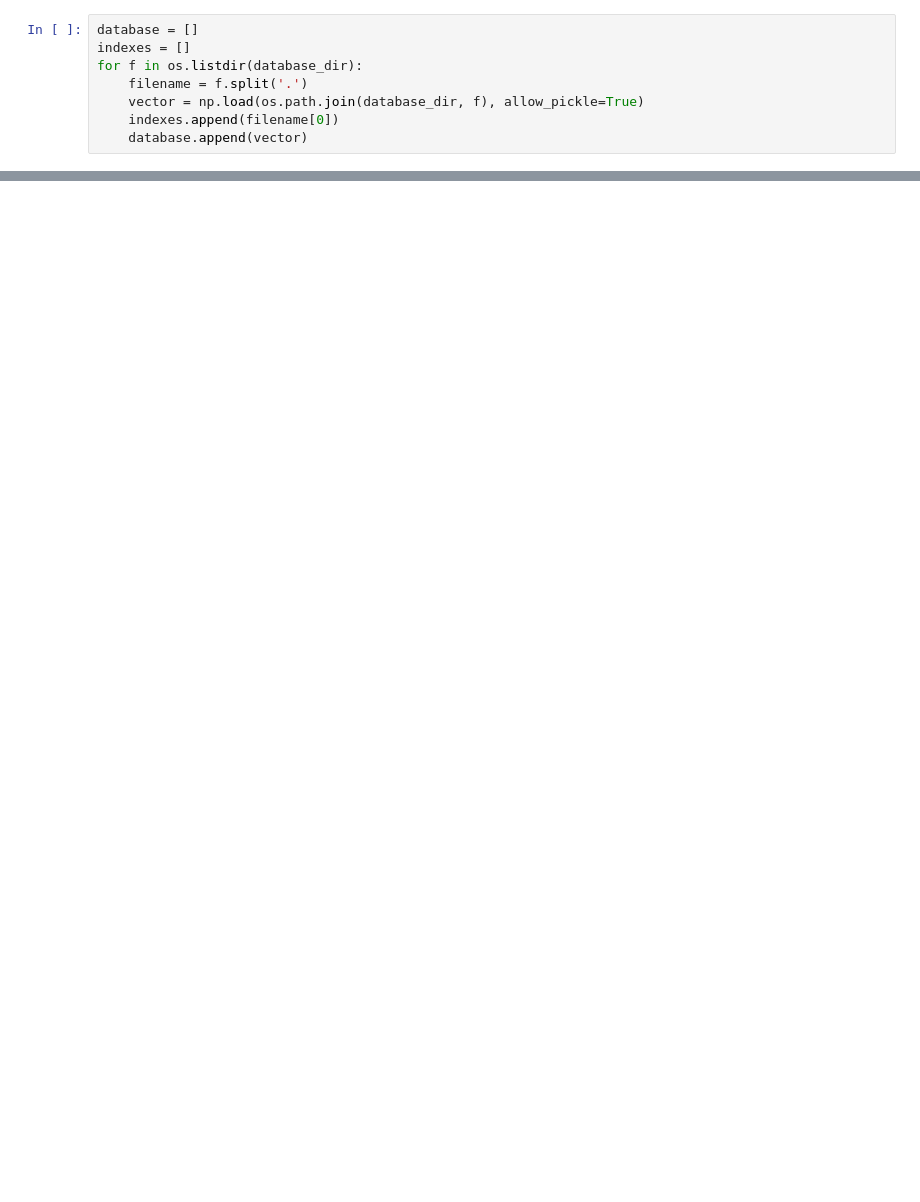
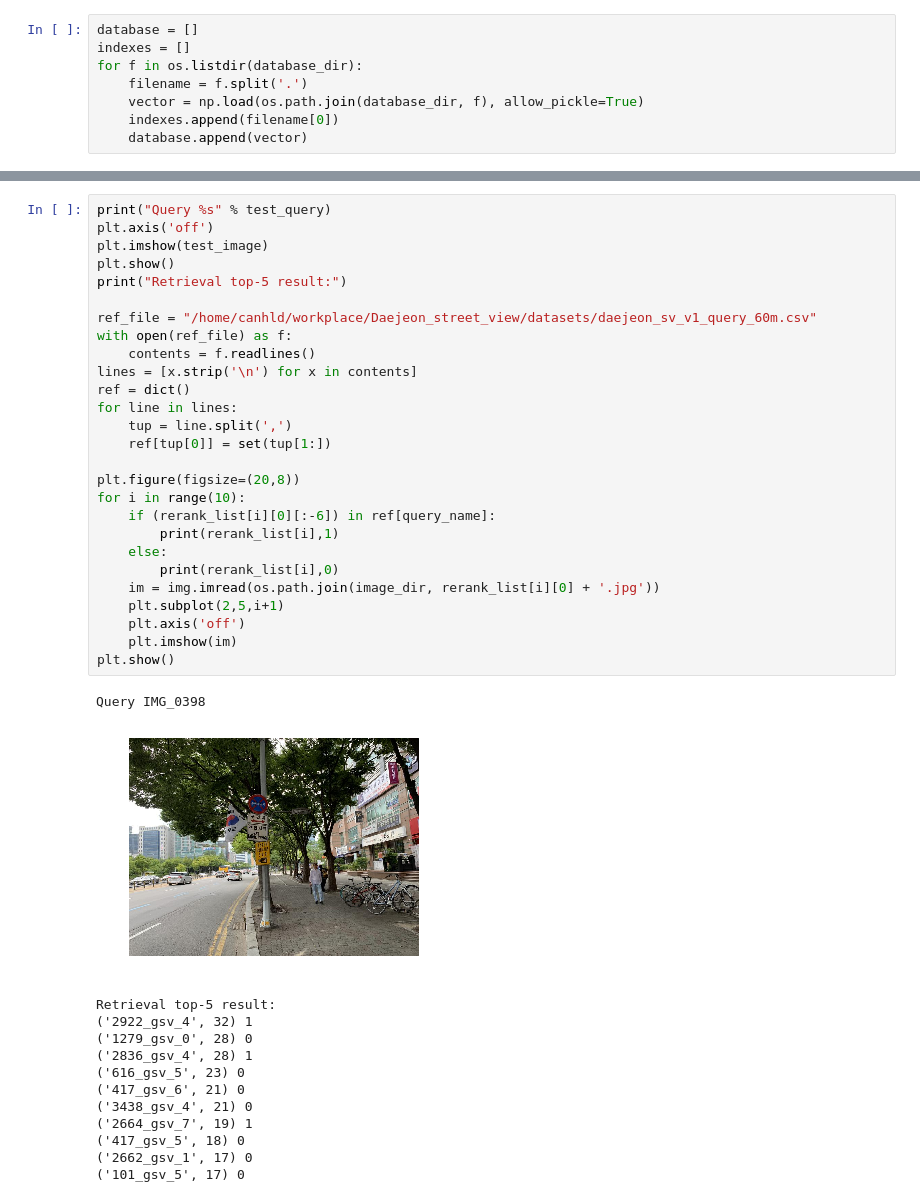
Before and after one commit to canhld94/master-thesis, a Jupyter notebook: dev/retrieval_test.ipynb, the cells around one changed output, grey strips where cells are left out. Saved outputs shown, nothing was run; the diff lists cells and outputs as text; blank space fills up the shorter version.

```diff
--- a/dev/retrieval_test.ipynb
+++ b/dev/retrieval_test.ipynb
@@ -100,0 +199,41 @@ for f in os.listdir(database_dir):
+# %%
+print("Query %s" % test_query)
+plt.axis('off')
+plt.imshow(test_image)
+plt.show()
+print("Retrieval top-5 result:")
+
+ref_file = "/home/canhld/workplace/Daejeon_street_view/datasets/daejeon_sv_v1_query_60m.csv"
+with open(ref_file) as f:
+    contents = f.readlines()
+lines = [x.strip('\n') for x in contents]
+ref = dict()
+for line in lines:
+    tup = line.split(',')
+    ref[tup[0]] = set(tup[1:])
+
+plt.figure(figsize=(20,8))
+for i in range(10):
+    if (rerank_list[i][0][:-6]) in ref[query_name]:
+        print(rerank_list[i],1)
+    else:
+        print(rerank_list[i],0)
+    im = img.imread(os.path.join(image_dir, rerank_list[i][0] + '.jpg'))
+    plt.subplot(2,5,i+1)
+    plt.axis('off')
+    plt.imshow(im)
+plt.show()
+# %% [output]
+Query IMG_0398
+[figure, added]
+Retrieval top-5 result:
+('2922_gsv_4', 32) 1
+('1279_gsv_0', 28) 0
+('2836_gsv_4', 28) 1
+('616_gsv_5', 23) 0
+('417_gsv_6', 21) 0
+('3438_gsv_4', 21) 0
+('2664_gsv_7', 19) 1
+('417_gsv_5', 18) 0
+('2662_gsv_1', 17) 0
+('101_gsv_5', 17) 0
```
Also changed, not shown: parts of 10 cells of this notebook, 5 other files.
